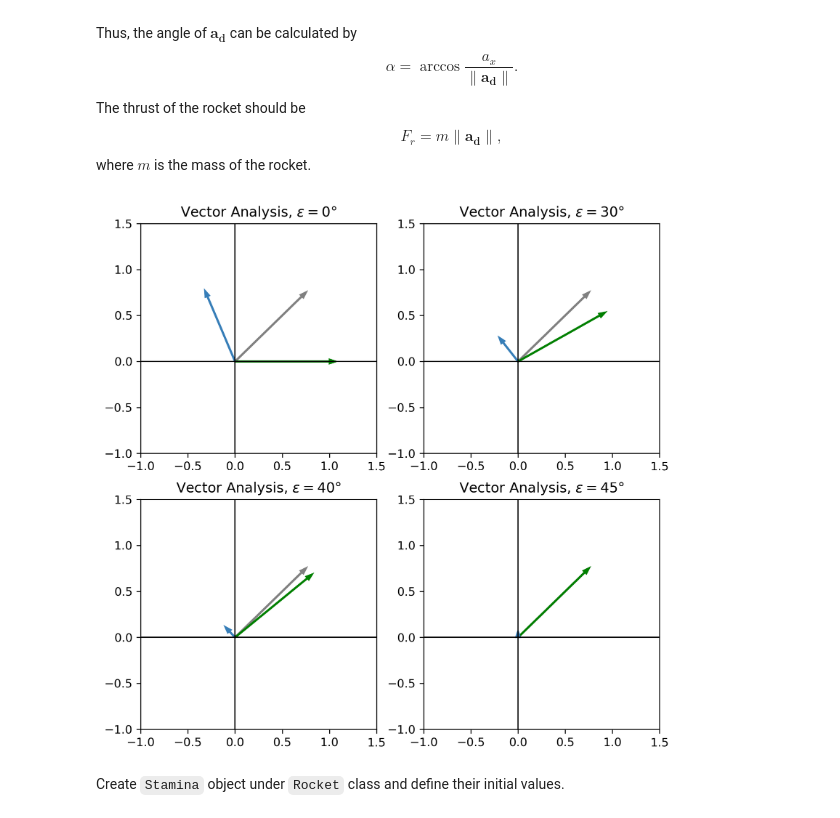
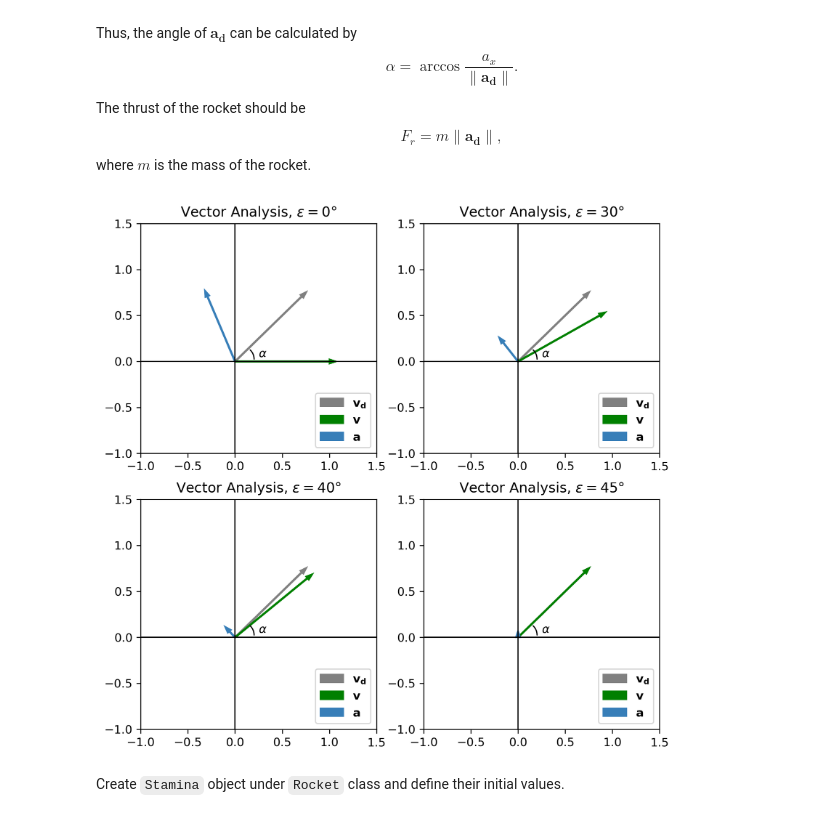
Before and after one commit to tengjuilin/orbit-simulation, a Jupyter notebook: Orbital Simulation.ipynb, the cells around one changed output. Saved outputs shown, nothing was run; the diff lists cells and outputs as text; code cells hidden in the pictures.

```diff
--- a/Orbital Simulation.ipynb
+++ b/Orbital Simulation.ipynb
@@ -322,14 +305,14 @@ def graph_Vectors_Settings():
     plt.ylim(ymax=1.5)
     plt.hlines(0, -2, 3 , "black", linewidth=1.0)
     plt.vlines(0, -2, 3 , "black", linewidth=1.0)
-    ax.legend(loc='lower right')
-    ax.annotate('',
+    plt.legend(loc='lower right')
+    plt.annotate('',
             xy=(0.2, 0),
             xytext=(0.2 * math.cos(pi/4), 0.2 * math.cos(pi/4)),
             arrowprops=dict(arrowstyle="-",
                             connectionstyle="arc3,rad=-0.3"),
             )
-    ax.text(0.25,0.05, r'$\alpha$', size=10)
+    plt.text(0.25,0.05, r'$\alpha$', size=10)
 
 def graph_Vectors():
     fig=plt.figure(figsize=(8,8), dpi = 300)
@@ -385,34 +368,34 @@ def graph_Vectors():
                            color='green'))
     ax.add_patch(plt.arrow(0,0,math.sqrt(2)/2 - math.cos(40*angleCF),
                            math.sqrt(2)/2 - math.sin(40*angleCF),
                            width=0.01,
                            head_width=0.05,
                            label='$\mathbf{a}$',
                            color='#377EB8'))
     graph_Vectors_Settings()
     #
     ax=fig.add_subplot(2,2,4)
     plt.title('Vector Analysis, $\epsilon = 45\degree$')
     ax.add_patch(plt.arrow(0,0,math.sqrt(2)/2,math.sqrt(2)/2,
                            width=0.01,
                            head_width=0.05,
                            label='$\mathbf{v_d}$',
                            color='gray'))
     ax.add_patch(plt.arrow(0,0,math.sqrt(2)/2,math.sqrt(2)/2,
                            width=0.01,
                            head_width=0.05,
                            label='$\mathbf{v}$',
                            color='green'))
     ax.add_patch(plt.arrow(0,0,0,0,
                            width=0.01,
                            head_width=0.05,
                            label='$\mathbf{a}$',
                            color='#377EB8'))
     graph_Vectors_Settings()
     plt.show()
 graph_Vectors()
 # %% [output]
-[figure, old version]
+[figure, new version]
 # %%
 class Rocket(Mass):
     def Settings(self, crash, procedureTurnTime, procedureTurnAngle, \
```
Also changed, not shown: parts of 43 cells of this notebook.
